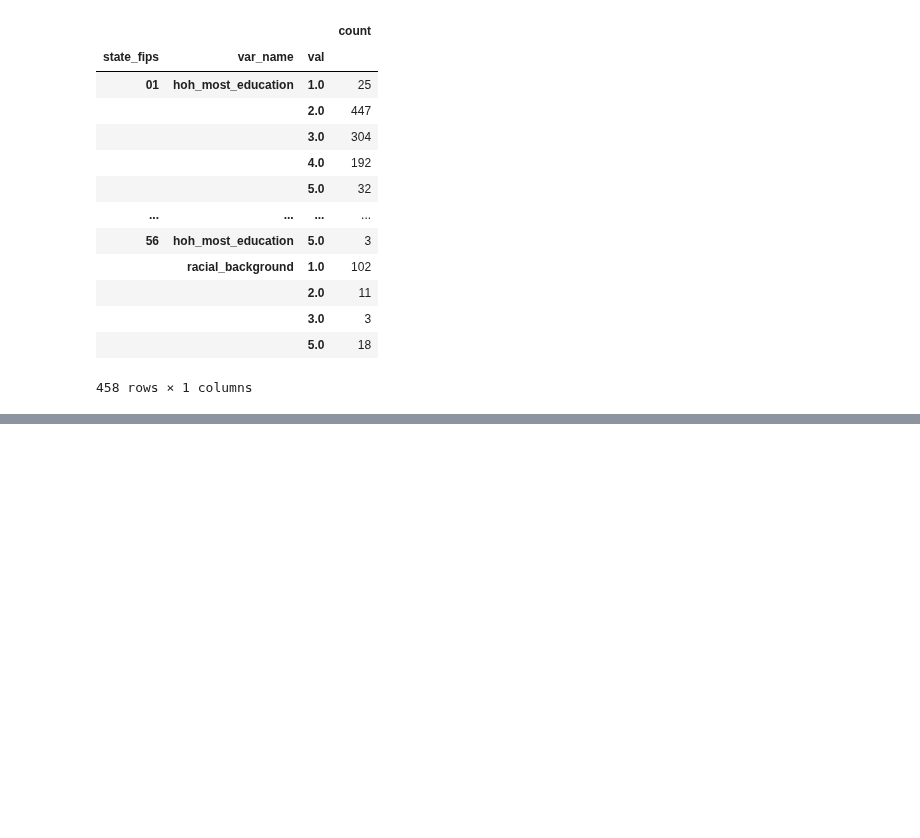
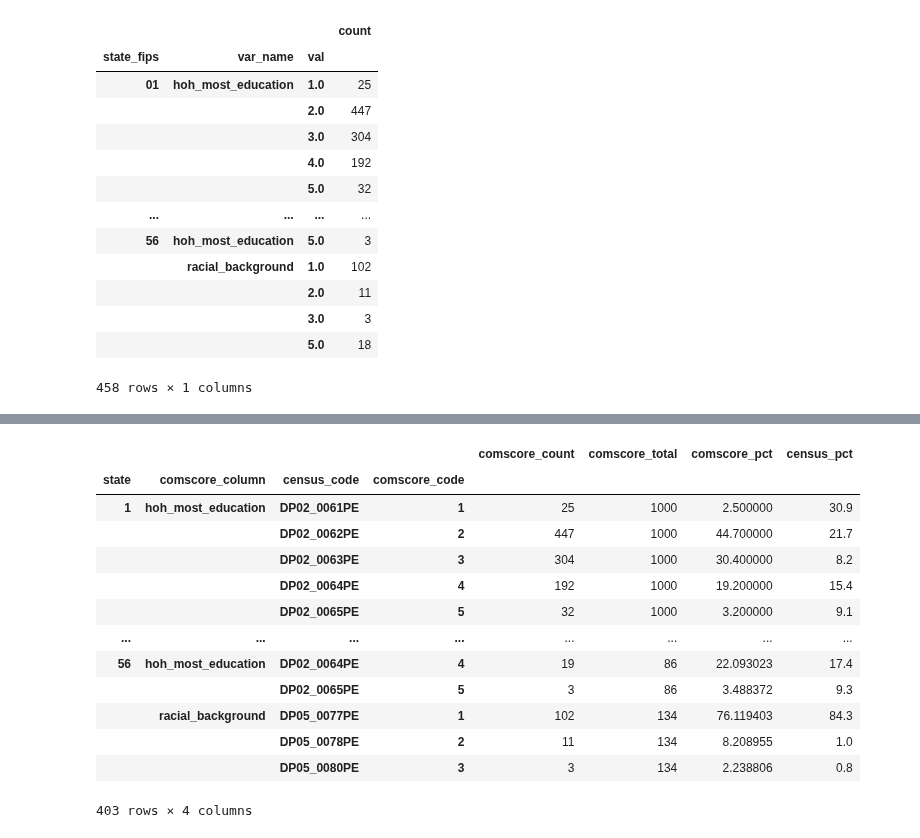
Before and after one commit to aberke/floc-analysis, a Jupyter notebook: notebooks/demographics_explore.ipynb, the cells around one changed output, grey strips where cells are left out. Cells and saved outputs as stored; diff of their text form; code cells hidden in the pictures; blank space fills up the shorter version.

```diff
--- a/notebooks/demographics_explore.ipynb
+++ b/notebooks/demographics_explore.ipynb
@@ -211,4 +198,5 @@ state_vars = (state_df.merge(state_df
             right_index=True,
             left_on=['state_fips', 'var_name'])
  .assign(pct=lambda x: x.count_x/x.count_y)
-).rename(columns={'count_x': 'count', 'count_y': 'total'})
+ .rename(columns={'count_x': 'count', 'count_y': 'total'}))
+state_vars.index.rename(['state', 'comscore_column', 'comscore_code'], inplace=True)
@@ -216,0 +231,40 @@ state_vars.to_csv('../output/state_census_distributions.csv')
+# %%
+multi_census_df = (census_df
+ .melt(id_vars='state')
+ .merge(census_mapping,
+        left_on='variable',
+        right_on='census_code',
+        how='left')
+ .drop('description', axis=1)
+ .groupby(['state', 'comscore_column', 'census_code', 'comscore_code'])
+ .agg('sum')
+)
+# %%
+idx = state_vars.index
+state_vars.index.set_levels(idx.levels[-1].astype(int), level=-1, inplace=True)
+state_vars.index.set_levels(idx.levels[0].astype(int), level=0, inplace=True)
+# %%
+mdf = (state_vars.merge(multi_census_df,
+                 left_index=True,
+                 right_on=['state', 'comscore_column', 'comscore_code'])
+      .assign(pct=lambda x: x.pct*100))
+mdf.columns = ['comscore_count', 'comscore_total', 'comscore_pct', 'census_pct']
+
+#(mdf.merge(census_mapping[['census_code', 'description']], left_on=['census_code'], right_on=['census_code'])
+# %%
+mdf
+# %% [output]
+|  |  |  |  | comscore_count | comscore_total | comscore_pct | census_pct |
+| state | comscore_column | census_code | comscore_code |  |  |  |  |
+| 1 | hoh_most_education | DP02_0061PE | 1 | 25 | 1000 | 2.500000 | 30.9 |
+|  |  | DP02_0062PE | 2 | 447 | 1000 | 44.700000 | 21.7 |
+|  |  | DP02_0063PE | 3 | 304 | 1000 | 30.400000 | 8.2 |
+|  |  | DP02_0064PE | 4 | 192 | 1000 | 19.200000 | 15.4 |
+|  |  | DP02_0065PE | 5 | 32 | 1000 | 3.200000 | 9.1 |
+| ... | ... | ... | ... | ... | ... | ... | ... |
+| 56 | hoh_most_education | DP02_0064PE | 4 | 19 | 86 | 22.093023 | 17.4 |
+|  |  | DP02_0065PE | 5 | 3 | 86 | 3.488372 | 9.3 |
+|  | racial_background | DP05_0077PE | 1 | 102 | 134 | 76.119403 | 84.3 |
+|  |  | DP05_0078PE | 2 | 11 | 134 | 8.208955 | 1.0 |
+|  |  | DP05_0080PE | 3 | 3 | 134 | 2.238806 | 0.8 |
+403 rows × 4 columns
```
Also changed, not shown: parts of 14 cells of this notebook.
